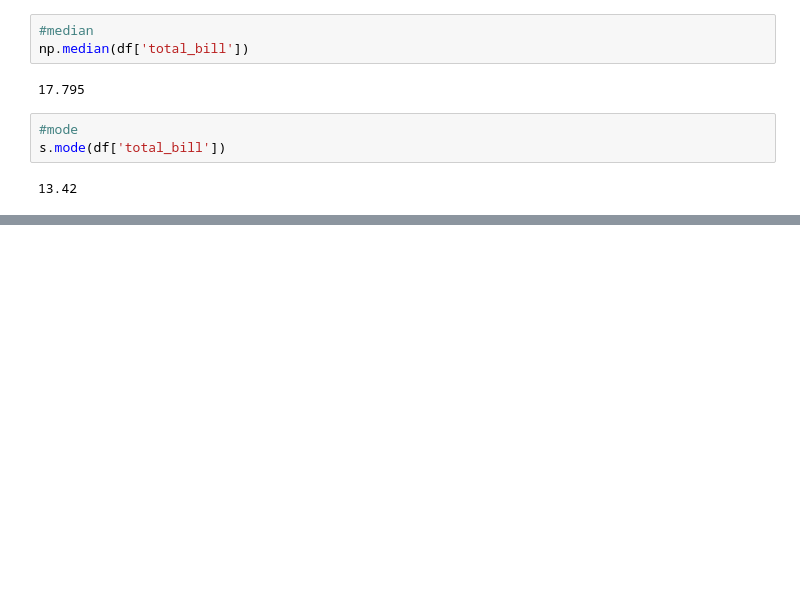
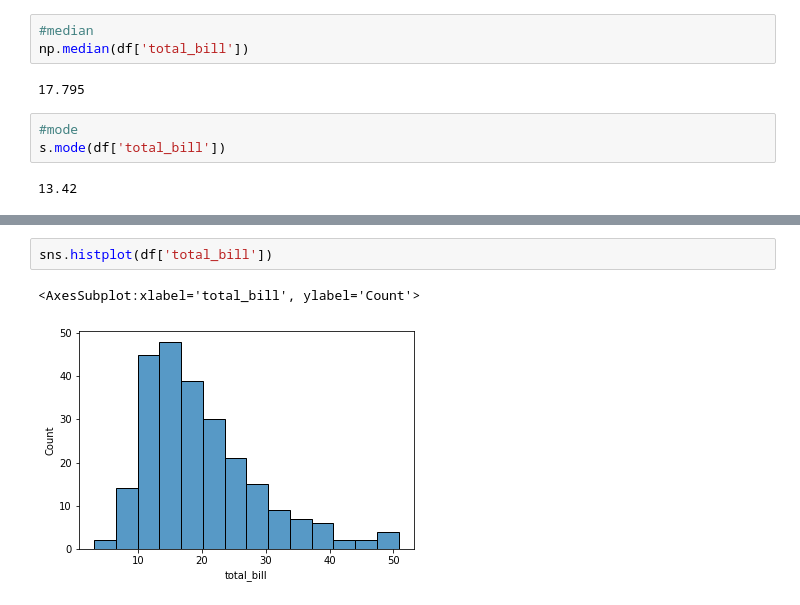
Before and after one commit to FazlullahBokhari/python-Labraries, a Jupyter notebook: Statistics.ipynb, the cells around one changed output, grey strips where cells are left out. Cells and saved outputs as stored; diff of their text form; blank space fills up the shorter version.

```diff
--- a/Statistics.ipynb
+++ b/Statistics.ipynb
@@ -33,0 +39,5 @@ s.mode(df['total_bill'])
+# %%
+sns.histplot(df['total_bill'])
+# %% [output]
+<AxesSubplot:xlabel='total_bill', ylabel='Count'>
+[figure, added]
```
Also changed, not shown: parts of 28 cells of this notebook.
